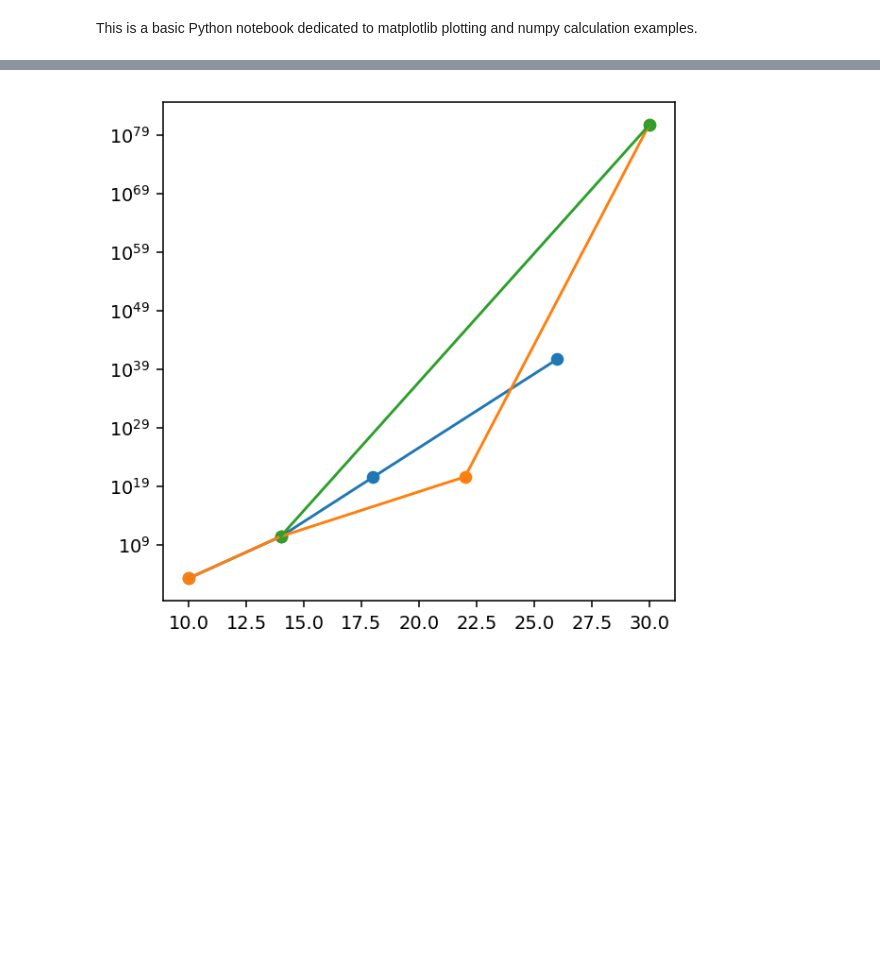
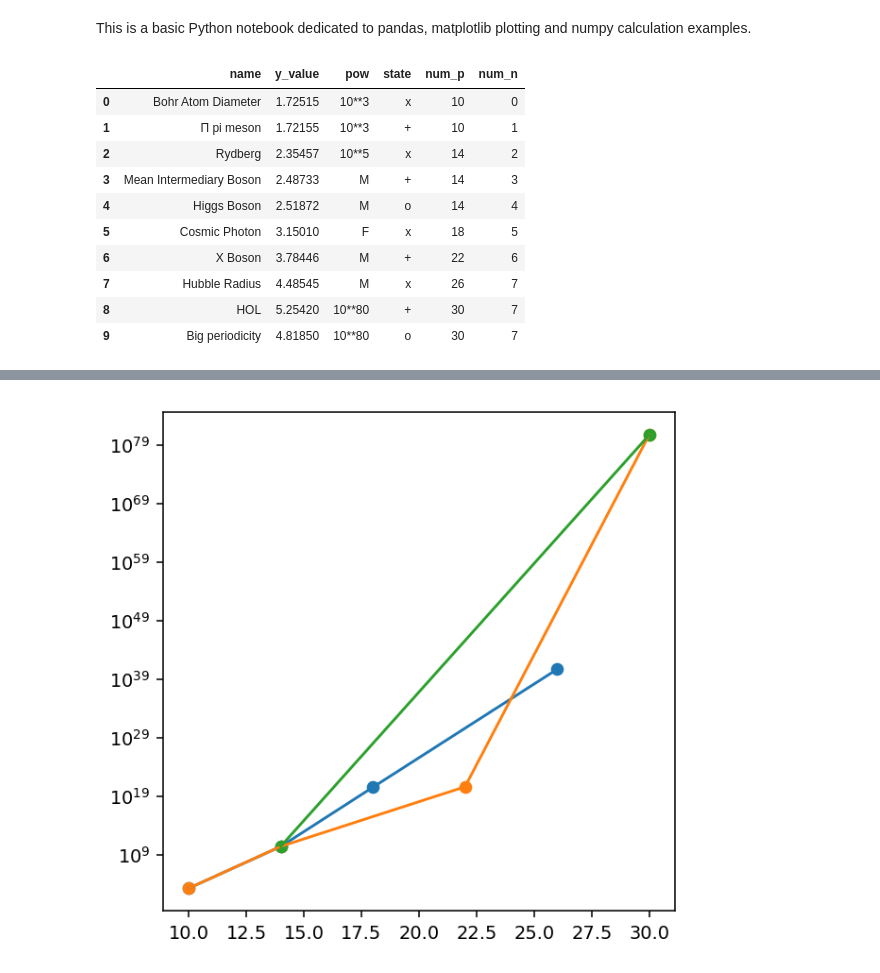
Before and after one commit to LaGuer/julia-python, a Jupyter notebook: python.ipynb, the cells around one changed output, grey strips where cells are left out. Drawn from its saved outputs; the diff is of its cells as text; code cells hidden in the pictures; blank space fills up the shorter version.

```diff
--- a/python.ipynb
+++ b/python.ipynb
@@ -1,2 +1,2 @@
 # %% [markdown]
-This is a basic Python notebook dedicated to matplotlib plotting and numpy calculation examples.
+This is a basic Python notebook dedicated to pandas, matplotlib plotting and numpy calculation examples.
@@ -2,0 +9,22 @@ This is a basic Python notebook dedicated to matplotlib plotting and numpy calcu
+# %%
+df = pd.DataFrame({
+    'name':['Bohr Atom Diameter','Π pi meson','Rydberg','Mean Intermediary Boson','Higgs Boson','Cosmic Photon','X Boson','Hubble Radius','HOL','Big periodicity'],
+    'y_value':[1.72515,1.72155,2.35457,2.48733,2.51872,3.15010,3.78446,4.48545,5.2542,4.8185],
+    'pow':['10**3','10**3','10**5','M','M','F','M','M','10**80','10**80'],
+    'state':['x','+','x','+','o','x','+','x','+','o'],
+    'num_p':[10,10,14,14,14,18,22,26,30,30],
+    'num_n':[0,1,2,3,4,5,6,7,7,7]
+})
+df[['name','y_value','pow','state','num_p','num_n']]
+# %% [output]
+|  | name | y_value | pow | state | num_p | num_n |
+| 0 | Bohr Atom Diameter | 1.72515 | 10**3 | x | 10 | 0 |
+| 1 | Π pi meson | 1.72155 | 10**3 | + | 10 | 1 |
+| 2 | Rydberg | 2.35457 | 10**5 | x | 14 | 2 |
+| 3 | Mean Intermediary Boson | 2.48733 | M | + | 14 | 3 |
+| 4 | Higgs Boson | 2.51872 | M | o | 14 | 4 |
+| 5 | Cosmic Photon | 3.15010 | F | x | 18 | 5 |
+| 6 | X Boson | 3.78446 | M | + | 22 | 6 |
+| 7 | Hubble Radius | 4.48545 | M | x | 26 | 7 |
+| 8 | HOL | 5.25420 | 10**80 | + | 30 | 7 |
+| 9 | Big periodicity | 4.81850 | 10**80 | o | 30 | 7 |
```
Also changed, not shown: parts of 3 cells of this notebook.
